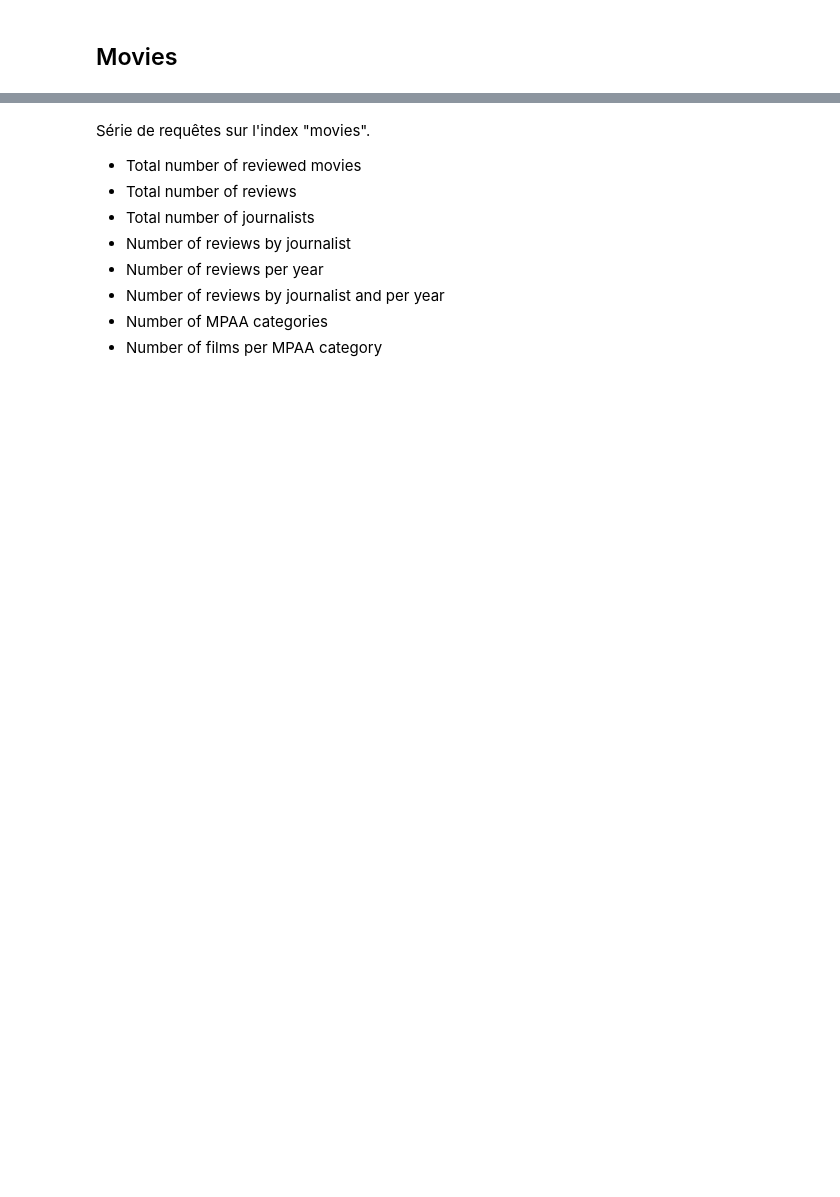
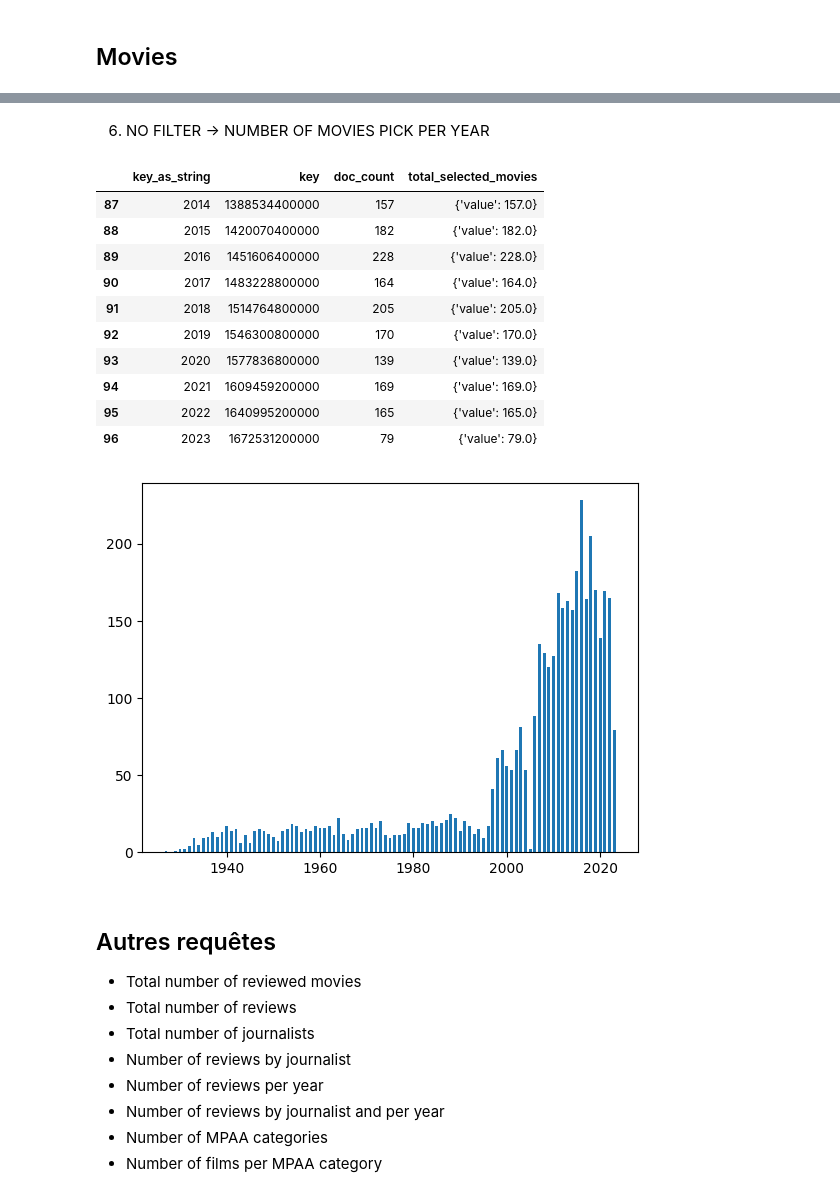
Before and after one commit to cedricsoares/datascientest-projet-new-york-times, a Jupyter notebook: notebooks/movies_queries.ipynb, the cells around one changed output, grey strips where cells are left out. Saved outputs shown, nothing was run; the diff lists cells and outputs as text; code cells hidden in the pictures; blank space fills up the shorter version.

```diff
--- a/notebooks/movies_queries.ipynb
+++ b/notebooks/movies_queries.ipynb
@@ -3,5 +265,65 @@
+# %% [markdown]
+6. NO FILTER -> NUMBER OF MOVIES PICK PER YEAR
+# %%
+import json
+import pandas as pd
+import matplotlib.pyplot as plt
+
+from elasticsearch import Elasticsearch
+es = Elasticsearch(hosts = "http://@localhost:9200")
+
+query_body = {
+        "size": 0,
+        "query": {
+            "bool": {
+                "filter": {
+                            "term": {
+                                "critics_pick": 1
+            }}}
+        },
+        "aggs": {
+            "movies_by_year": {
+                "date_histogram": {
+                    "field": "publication_date",
+                    "calendar_interval": "year",
+                    "format": "yyyy"
+                },
+                "aggs": {
+                    "total_selected_movies": {
+                        "sum": {
+                            "field": "critics_pick"
+                        }
+                    }
+                }
+            }
+        }
+    }
+
+result = es.search(index="movies", body=query_body)
+
+result = json.dumps(result["aggregations"]["movies_by_year"]["buckets"])
+
+df = pd.read_json(result)
+display(df.tail(10))
+
+plt.bar(df["key_as_string"], df["doc_count"], width = 0.6)
+plt.show()
+# %% [output]
+|  | key_as_string | key | doc_count | total_selected_movies |
+| 87 | 2014 | 1388534400000 | 157 | {'value': 157.0} |
+| 88 | 2015 | 1420070400000 | 182 | {'value': 182.0} |
+| 89 | 2016 | 1451606400000 | 228 | {'value': 228.0} |
+| 90 | 2017 | 1483228800000 | 164 | {'value': 164.0} |
+| 91 | 2018 | 1514764800000 | 205 | {'value': 205.0} |
+| 92 | 2019 | 1546300800000 | 170 | {'value': 170.0} |
+| 93 | 2020 | 1577836800000 | 139 | {'value': 139.0} |
+| 94 | 2021 | 1609459200000 | 169 | {'value': 169.0} |
+| 95 | 2022 | 1640995200000 | 165 | {'value': 165.0} |
+| 96 | 2023 | 1672531200000 | 79 | {'value': 79.0} |
+[figure, added]
 # %% [markdown]
-Série de requêtes sur l'index "movies".
+
+## Autres requêtes
 - Total number of reviewed movies
 - Total number of reviews
 - Total number of journalists
```
Also changed, not shown: parts of 19 cells of this notebook.
